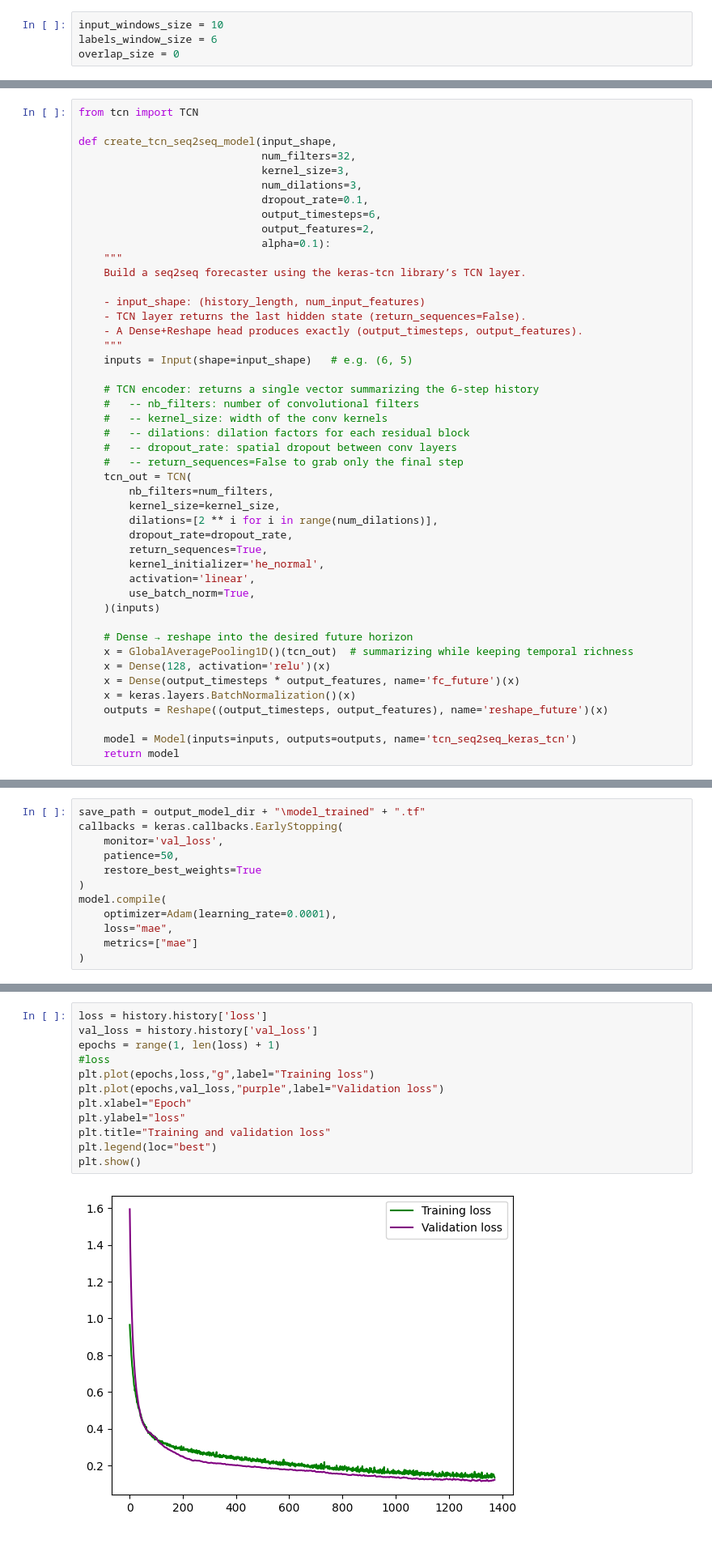
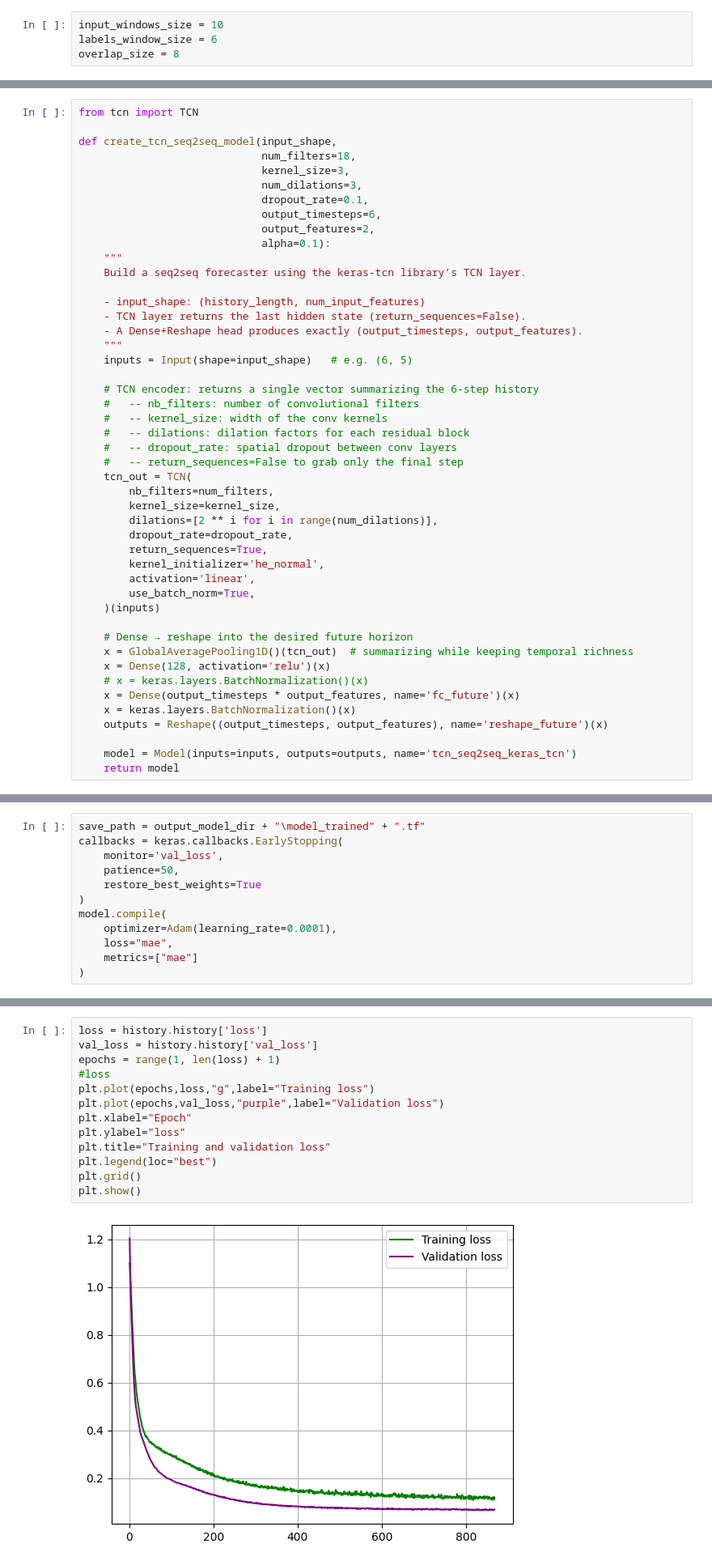
Before and after one commit to SianiEmanuele/TechnologiesForAutonomousVehicles, a Jupyter notebook: TrajectoryPrediction/training.ipynb, the cells around one changed output, grey strips where cells are left out. Shown at 81% size. Saved outputs shown, nothing was run; the diff lists cells and outputs as text.

```diff
--- a/TrajectoryPrediction/training.ipynb
+++ b/TrajectoryPrediction/training.ipynb
@@ -54,7 +54,7 @@ Dataset is split into overlapping windows of 6 elements, with a label composed o
 # %%
 input_windows_size = 10
 labels_window_size = 6
-overlap_size = 0
+overlap_size = 8
 # %%
 # Create datasets
 x_train, y_train = create_dataset_from_dir(train_dir, input_windows_size, labels_window_size, overlap_size)
@@ -74,7 +74,7 @@ Test data shape: (114, 10, 7), (114, 6, 2)
 from tcn import TCN
 
 def create_tcn_seq2seq_model(input_shape,
-                             num_filters=32,
+                             num_filters=18,
                              kernel_size=3,
                              num_dilations=3,
                              dropout_rate=0.1,
@@ -110,6 +110,7 @@ def create_tcn_seq2seq_model(input_shape,
     # Dense → reshape into the desired future horizon
     x = GlobalAveragePooling1D()(tcn_out)  # summarizing while keeping temporal richness
     x = Dense(128, activation='relu')(x)
+    # x = keras.layers.BatchNormalization()(x)
     x = Dense(output_timesteps * output_features, name='fc_future')(x)
     x = keras.layers.BatchNormalization()(x)
     outputs = Reshape((output_timesteps, output_features), name='reshape_future')(x)
@@ -187,17 +188,18 @@ Epoch 1372/5000
 # %%
 loss = history.history['loss']
 val_loss = history.history['val_loss']
 epochs = range(1, len(loss) + 1)
 #loss
 plt.plot(epochs,loss,"g",label="Training loss")
 plt.plot(epochs,val_loss,"purple",label="Validation loss")
 plt.xlabel="Epoch"
 plt.ylabel="loss"
 plt.title="Training and validation loss"
 plt.legend(loc="best")
+plt.grid()
 plt.show()
 # %% [output]
-[figure, old version]
+[figure, new version]
 # %%
 #evaluation
 output_model_dir = os.path.join(cwd, 'output_model')
```
Also changed, not shown: parts of 5 cells of this notebook, 7 other files.
